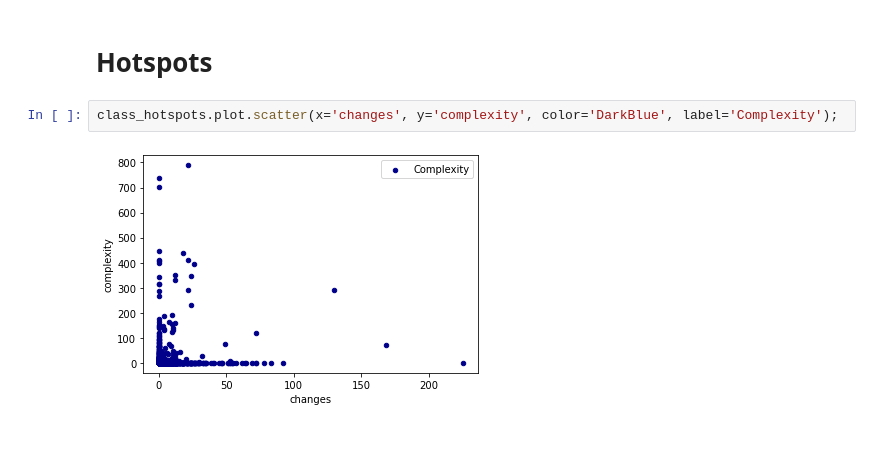
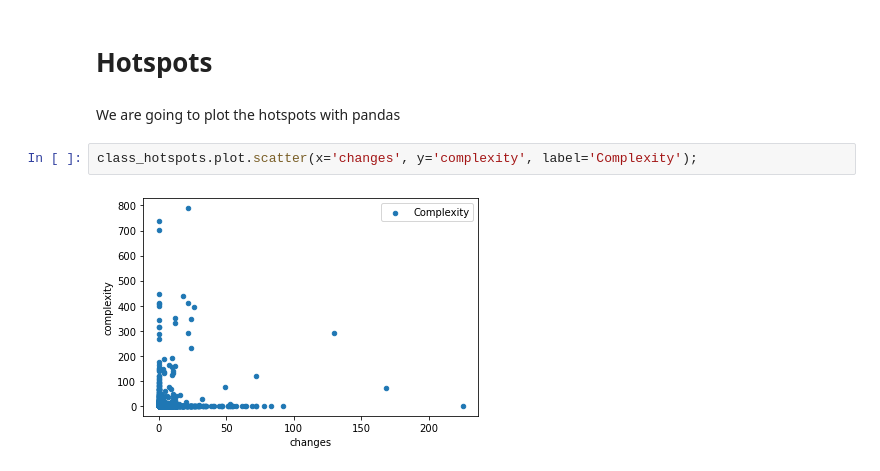
Before and after one commit to Bernardo-MG/jupyter-notebook-example, a Jupyter notebook: architecture/architecture_hotspots.ipynb, the cells around one changed output. Cells and saved outputs as stored; diff of their text form; blank space fills up the shorter version.

Commit message:
Improved plotting

```diff
--- a/architecture/architecture_hotspots.ipynb
+++ b/architecture/architecture_hotspots.ipynb
@@ -170,7 +172,9 @@ class_hotspots
 1165 rows × 2 columns
 # %% [markdown]
 # Hotspots
+# %% [markdown]
+We are going to plot the hotspots with pandas
 # %%
-class_hotspots.plot.scatter(x='changes', y='complexity', color='DarkBlue', label='Complexity');
+class_hotspots.plot.scatter(x='changes', y='complexity', label='Complexity');
 # %% [output]
-[figure, old version]
+[figure, new version]
```
Also changed, not shown: parts of 4 cells of this notebook.
